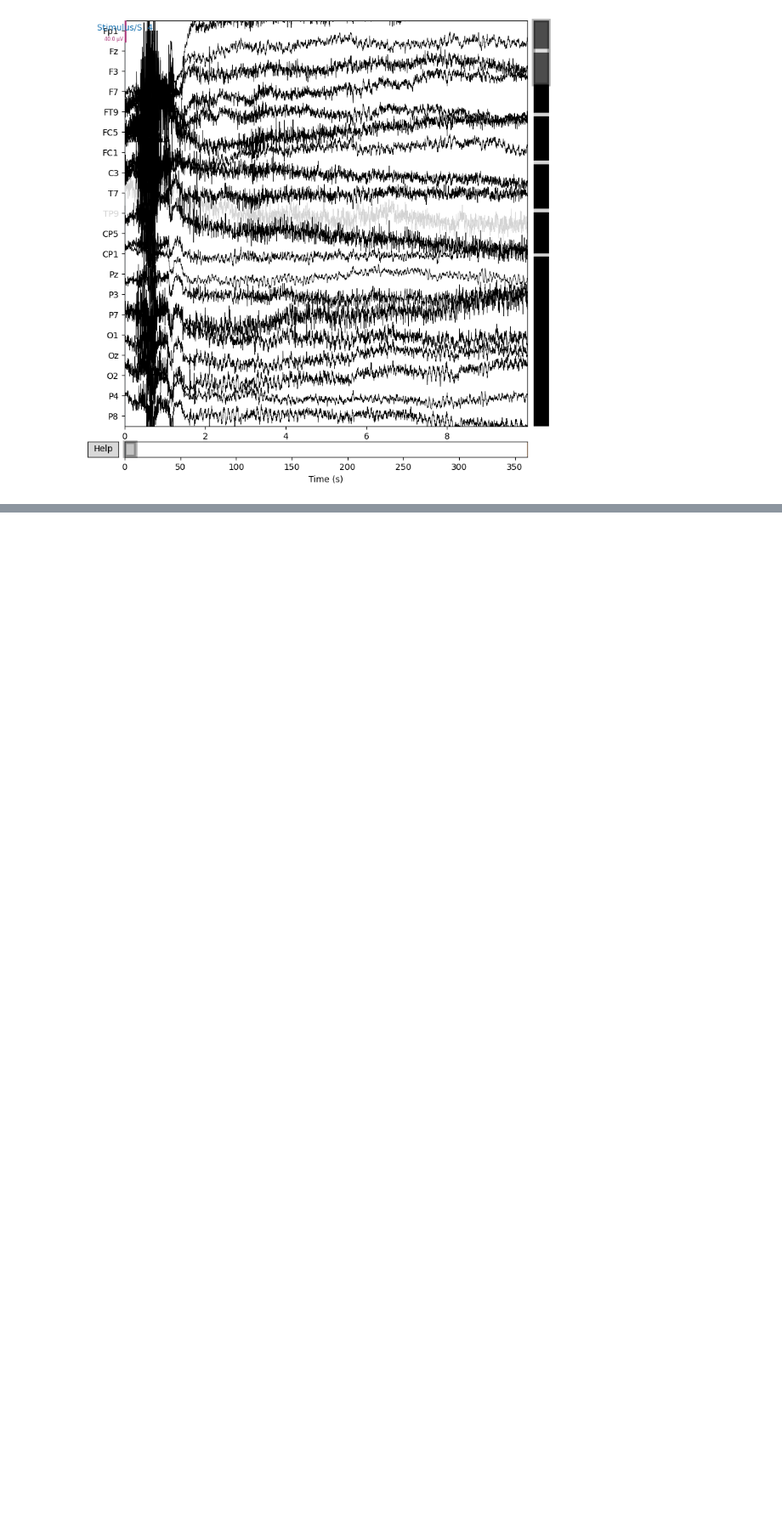
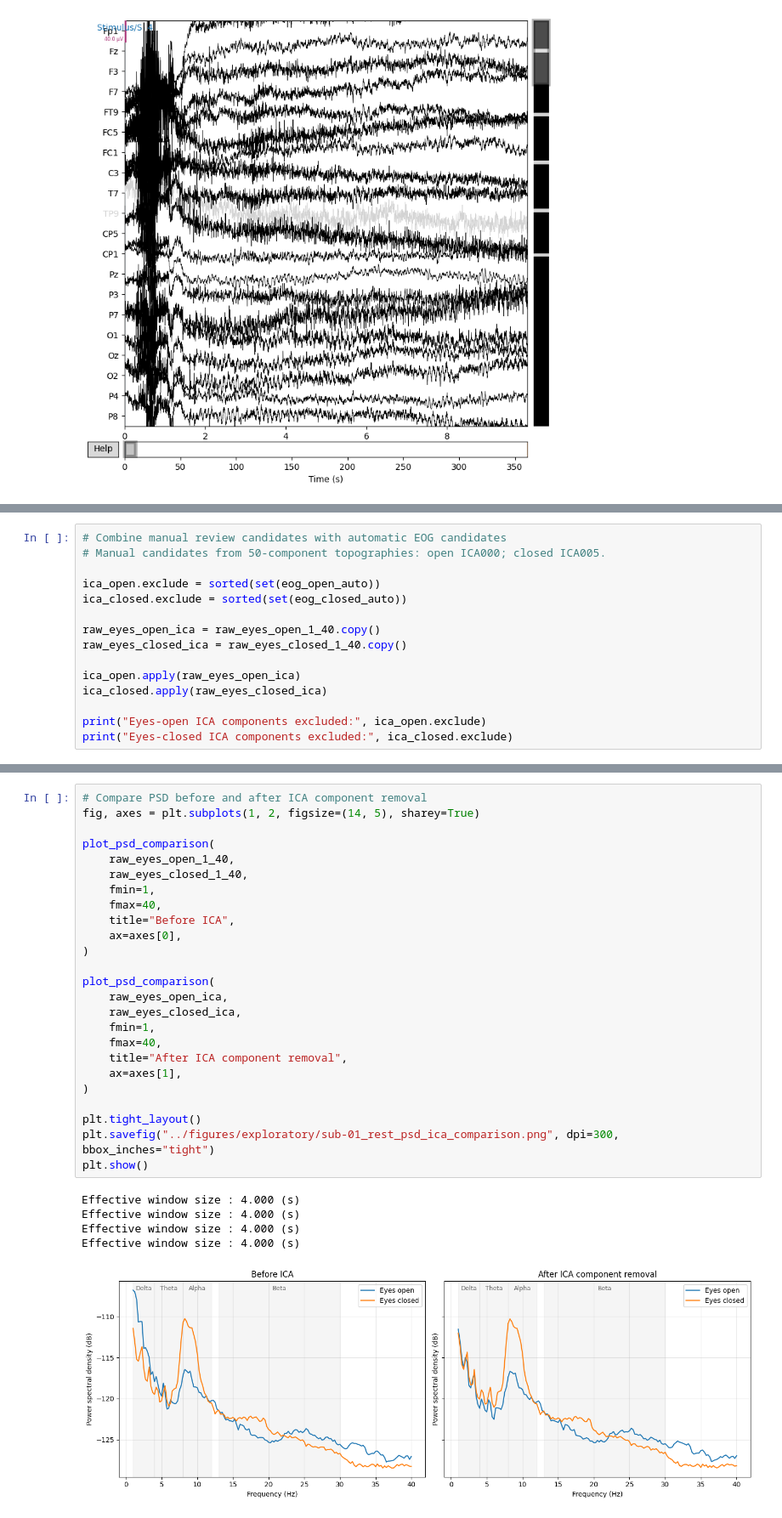
Before and after one commit to nmarryatt/neurogenetics-ml, a Jupyter notebook: notebooks/02_Preprocessing.ipynb, the cells around one changed output, grey strips where cells are left out. Shown at 85% size. Cells and saved outputs as stored; diff of their text form; blank space fills up the shorter version.

Commit message:
ICA preprocessing and ocular artifact removal

```diff
--- a/notebooks/02_Preprocessing.ipynb
+++ b/notebooks/02_Preprocessing.ipynb
@@ -619,0 +431,15 @@ display(qc_summary)
+# %%
+# Combine manual review candidates with automatic EOG candidates
+# Manual candidates from 50-component topographies: open ICA000; closed ICA005.
+
+ica_open.exclude = sorted(set(eog_open_auto))
+ica_closed.exclude = sorted(set(eog_closed_auto))
+
+raw_eyes_open_ica = raw_eyes_open_1_40.copy()
+raw_eyes_closed_ica = raw_eyes_closed_1_40.copy()
+
+ica_open.apply(raw_eyes_open_ica)
+ica_closed.apply(raw_eyes_closed_ica)
+
+print("Eyes-open ICA components excluded:", ica_open.exclude)
+print("Eyes-closed ICA components excluded:", ica_closed.exclude)
@@ -619,0 +457,31 @@ display(qc_summary)
+# %%
+# Compare PSD before and after ICA component removal
+fig, axes = plt.subplots(1, 2, figsize=(14, 5), sharey=True)
+
+plot_psd_comparison(
+    raw_eyes_open_1_40,
+    raw_eyes_closed_1_40,
+    fmin=1,
+    fmax=40,
+    title="Before ICA",
+    ax=axes[0],
+)
+
+plot_psd_comparison(
+    raw_eyes_open_ica,
+    raw_eyes_closed_ica,
+    fmin=1,
+    fmax=40,
+    title="After ICA component removal",
+    ax=axes[1],
+)
+
+plt.tight_layout()
+plt.savefig("../figures/exploratory/sub-01_rest_psd_ica_comparison.png", dpi=300, bbox_inches="tight")
+plt.show()
+# %% [output]
+Effective window size : 4.000 (s)
+Effective window size : 4.000 (s)
+Effective window size : 4.000 (s)
+Effective window size : 4.000 (s)
+[figure, added]
```
Also changed, not shown: parts of 27 cells of this notebook, 1 other file.
